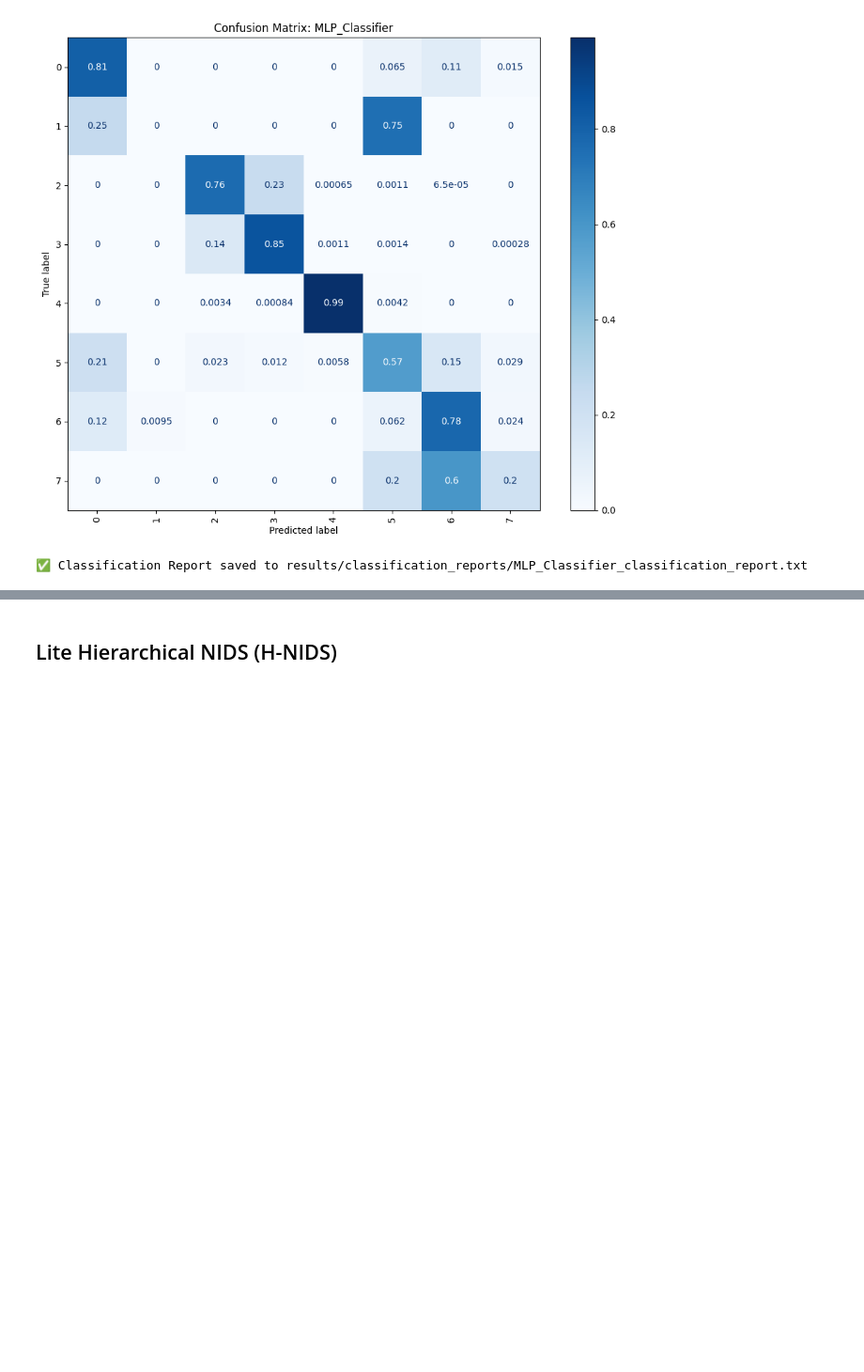
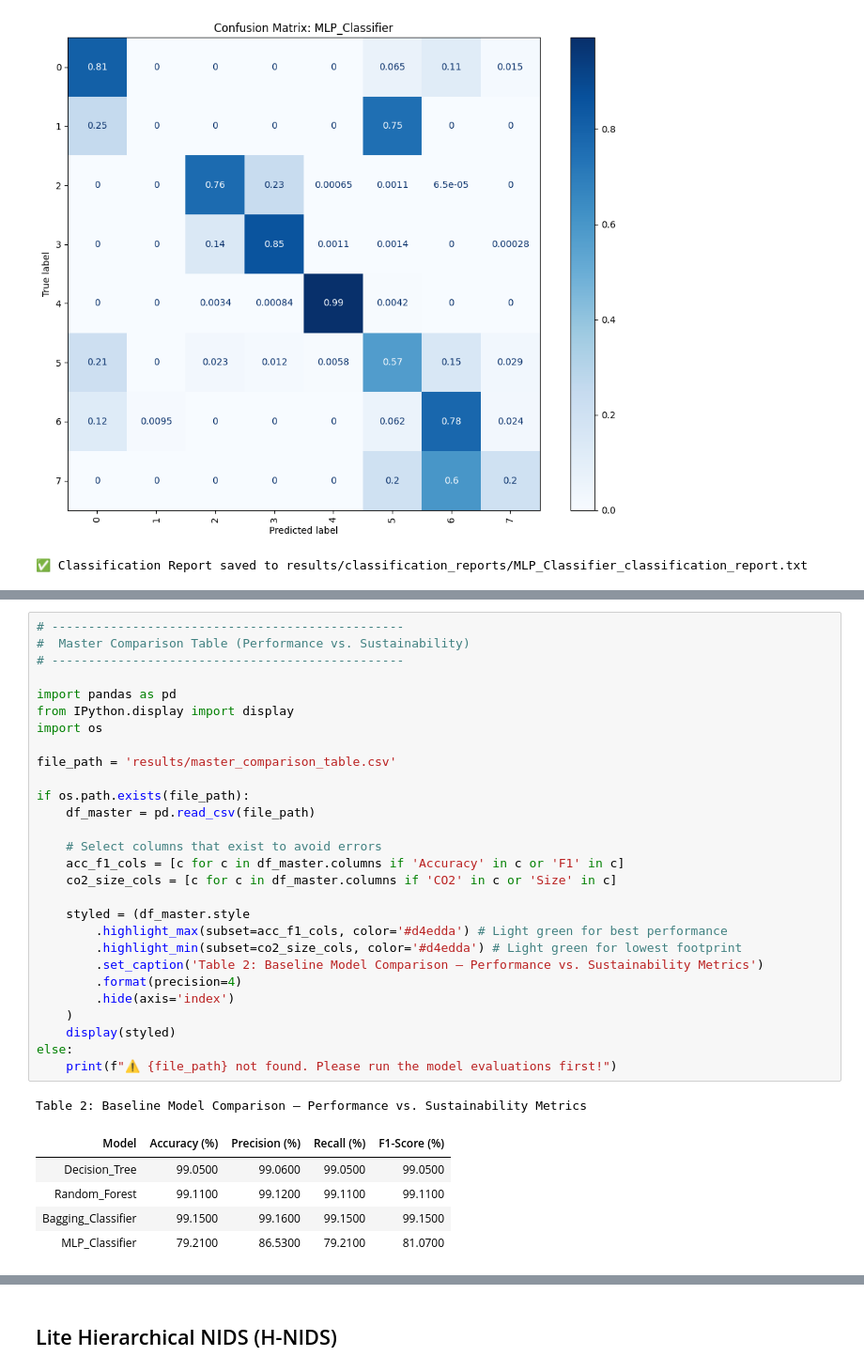
Before and after one commit to HarshaKValiyamannil/NIDS, a Jupyter notebook: NIDS.ipynb, the cells around one changed output, grey strips where cells are left out. Shown at 94% size. Drawn from its saved outputs; the diff is of its cells as text; blank space fills up the shorter version.

```diff
--- a/NIDS.ipynb
+++ b/NIDS.ipynb
@@ -841,0 +891,35 @@ else:
+# %%
+# ------------------------------------------------
+#  Master Comparison Table (Performance vs. Sustainability)
+# ------------------------------------------------
+
+import pandas as pd
+from IPython.display import display
+import os
+
+file_path = 'results/master_comparison_table.csv'
+
+if os.path.exists(file_path):
+    df_master = pd.read_csv(file_path)
+
+    # Select columns that exist to avoid errors
+    acc_f1_cols = [c for c in df_master.columns if 'Accuracy' in c or 'F1' in c]
+    co2_size_cols = [c for c in df_master.columns if 'CO2' in c or 'Size' in c]
+
+    styled = (df_master.style
+        .highlight_max(subset=acc_f1_cols, color='#d4edda') # Light green for best performance
+        .highlight_min(subset=co2_size_cols, color='#d4edda') # Light green for lowest footprint
+        .set_caption('Table 2: Baseline Model Comparison — Performance vs. Sustainability Metrics')
+        .format(precision=4)
+        .hide(axis='index')
+    )
+    display(styled)
+else:
+    print(f"⚠️ {file_path} not found. Please run the model evaluations first!")
+# %% [output]
+Table 2: Baseline Model Comparison — Performance vs. Sustainability Metrics
+| Model | Accuracy (%) | Precision (%) | Recall (%) | F1-Score (%) |
+| Decision_Tree | 99.0500 | 99.0600 | 99.0500 | 99.0500 |
+| Random_Forest | 99.1100 | 99.1200 | 99.1100 | 99.1100 |
+| Bagging_Classifier | 99.1500 | 99.1600 | 99.1500 | 99.1500 |
+| MLP_Classifier | 79.2100 | 86.5300 | 79.2100 | 81.0700 |
```
Also changed, not shown: parts of 25 cells of this notebook, 2 other files.
